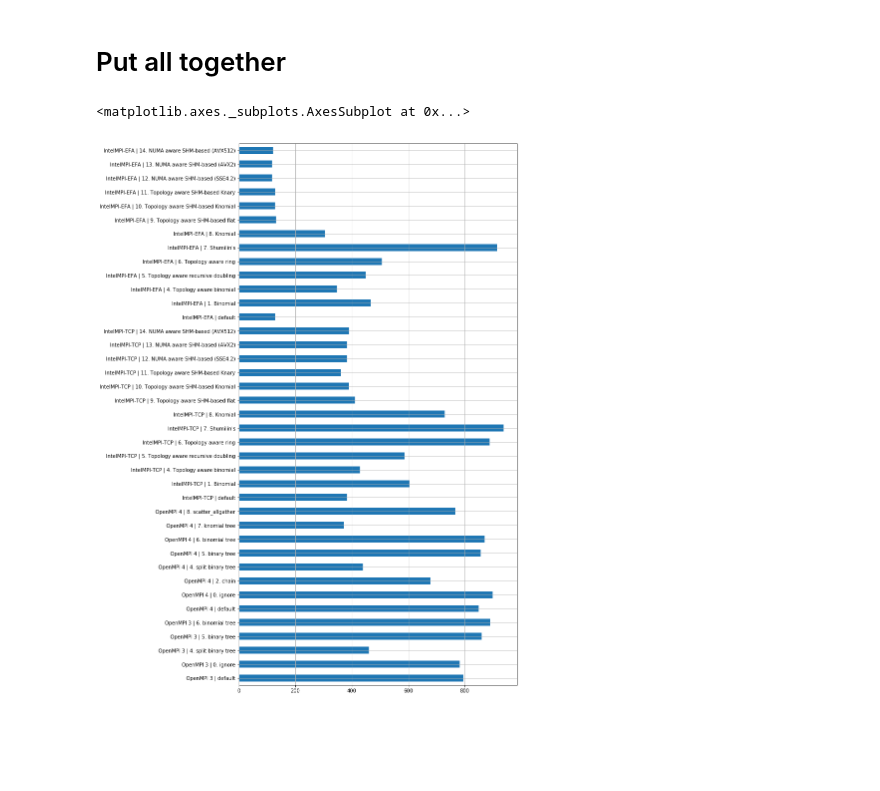
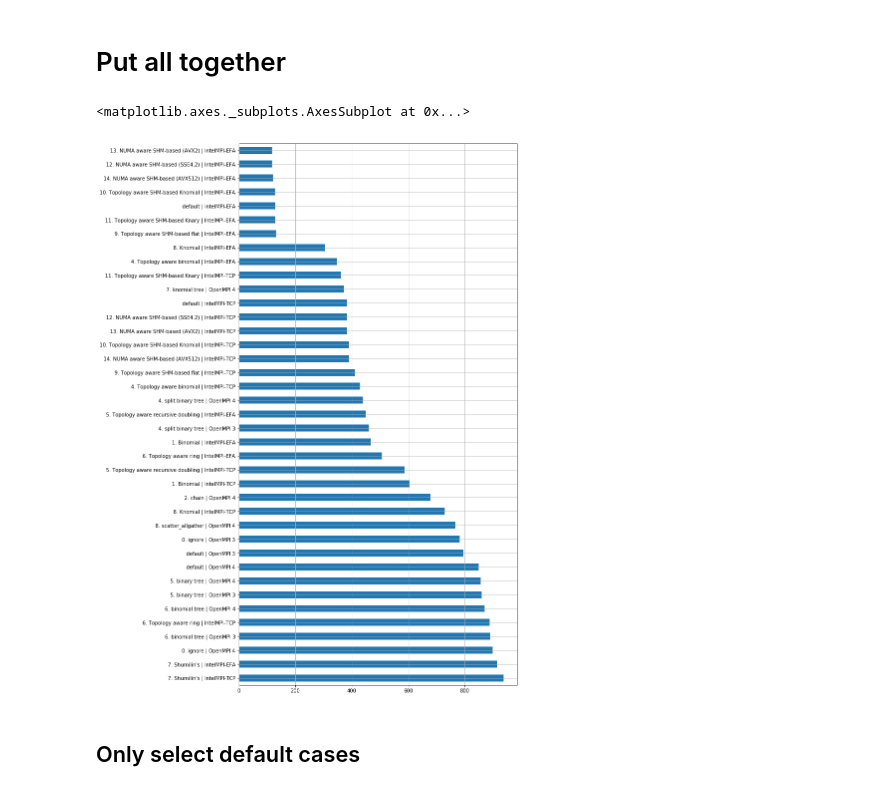
Before and after one commit to JiaweiZhuang/aws-mpi-benchmark, a Jupyter notebook: notebooks/bcast_summary.ipynb, the cells around one changed output. Saved outputs shown, nothing was run; the diff lists cells and outputs as text; code cells hidden in the pictures; blank space fills up the shorter version.

Commit message:
Polish bcast summary notebook

```diff
--- a/notebooks/bcast_summary.ipynb
+++ b/notebooks/bcast_summary.ipynb
@@ -12,6 +12,7 @@ ls osu_log_c5n/bcast/N8n288/
 # %% [output]
 run1/ run2/ run3/ run4/ run5/
 # %%
-TOP_DIR = './osu_log_c5n/bcast/N8n288/run3/'
+TOP_DIR = './osu_logs/osu_log_c5n/bcast/N8n288/run3/'
+# TOP_DIR = './osu_log_c5n/bcast/N8n288/run4/'
 # %%
 def plot_barh(df):
@@ -119,0 +99,3 @@ plot_barh(df_ompi4)
+# %%
+plt.rcParams['font.size'] = 12
+plot_barh(df_ompi4)
@@ -194,0 +137,4 @@ plot_barh(df_impi)
+# %%
+plt.rcParams['font.size'] = 10
+
+plot_barh(df_impi)
@@ -253,18 +174,20 @@ plot_barh(df_impi_efa)
 # Put all together
 # %%
 df_all = pd.concat(
-    [df_ompi3.add_prefix('OpenMPI 3 | '),
-     df_ompi4.add_prefix('OpenMPI 4 | '),
-     df_mpich.add_prefix('MPICH 3 | '),
-     df_impi.add_prefix('IntelMPI-TCP | '),
-     df_impi_efa.add_prefix('IntelMPI-EFA | ')
+    [df_ompi3.add_suffix(' | OpenMPI 3'),
+     df_ompi4.add_suffix(' | OpenMPI 4'),
+     df_mpich.add_suffix(' | MPICH 3'),
+     df_impi.add_suffix(' | IntelMPI-TCP'),
+     df_impi_efa.add_suffix(' | IntelMPI-EFA')
     ], axis=1)
 
 df_select = df_all.loc[65536]
-df_select = df_select[df_select < df_select['OpenMPI 3 | default']*1.2]
-df_select.plot.barh(figsize=[10, 20], grid=True)
+df_select = df_select[df_select < df_select['default | OpenMPI 3']*1.2] # ignore cases that are too slower than default
+df_select.sort_values(ascending=False).plot.barh(figsize=[10, 20], grid=True)
 # %% [output]
 <matplotlib.axes._subplots.AxesSubplot at 0x...>
-[figure, old version]
+[figure, new version]
+# %% [markdown]
+## Only select default cases
 # %%
 df_default = df_all.filter(like='default', axis=1)
```
Also changed, not shown: parts of 24 cells of this notebook.
